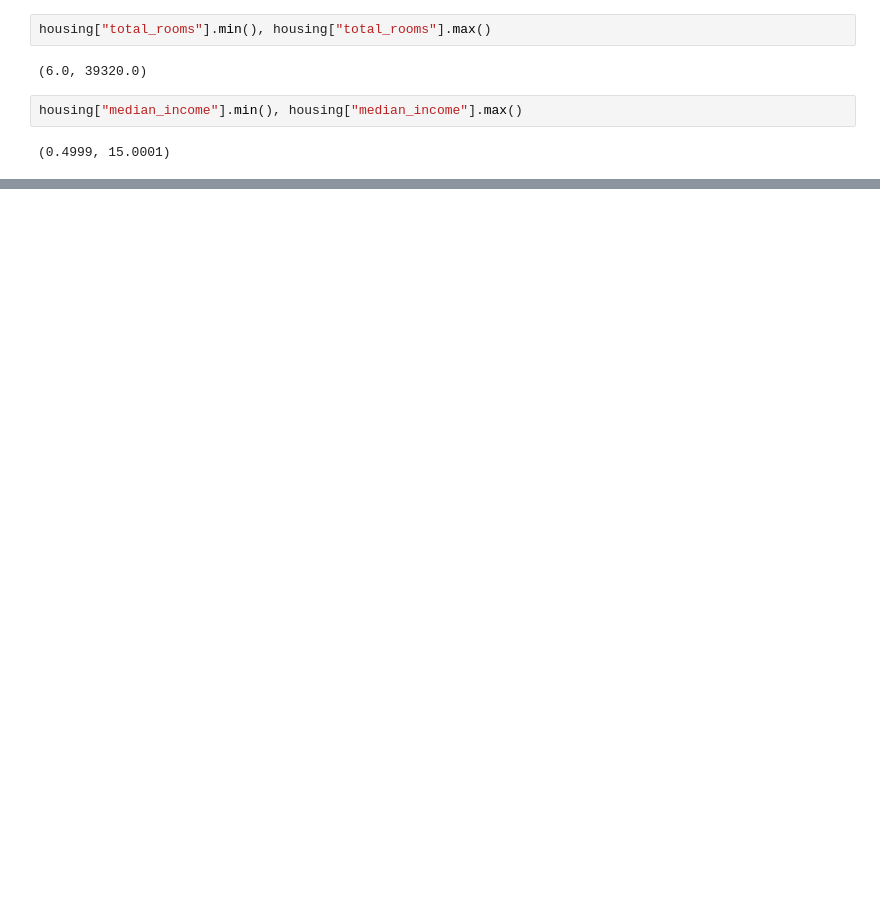
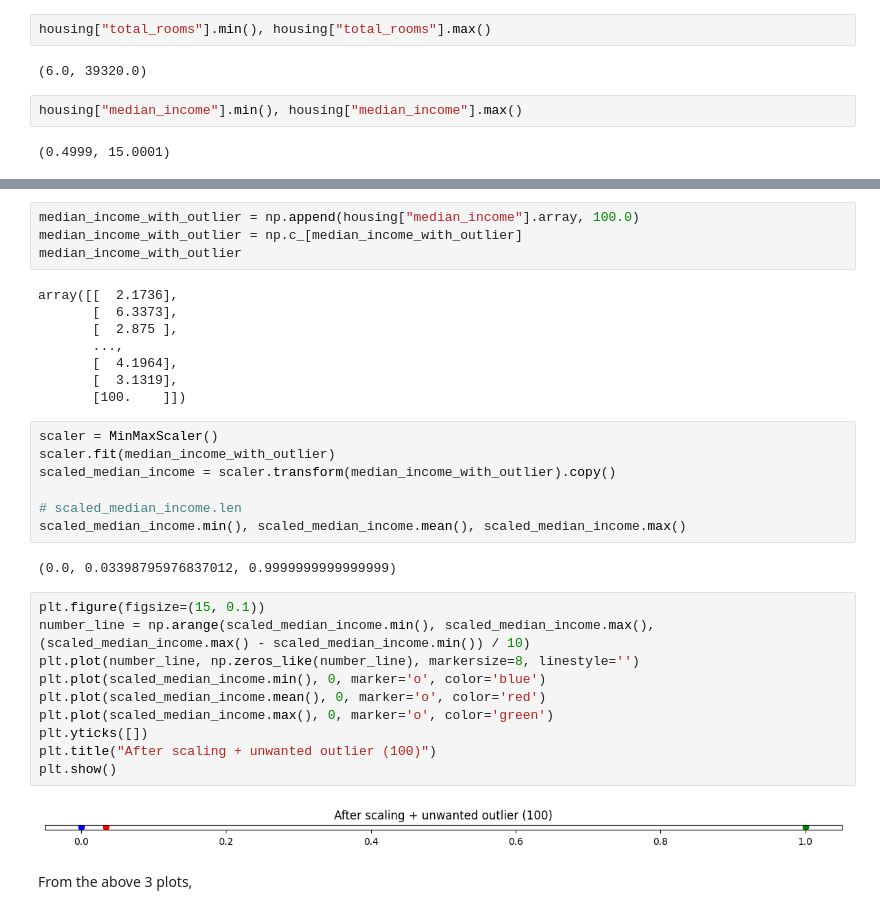
Before and after one commit to anand-murthy-r/MachineLearning101, a Jupyter notebook: learn.ipynb, the cells around one changed output, grey strips where cells are left out. Drawn from its saved outputs; the diff is of its cells as text; blank space fills up the shorter version.

```diff
--- a/learn.ipynb
+++ b/learn.ipynb
@@ -785,0 +885,35 @@ housing["median_income"].min(), housing["median_income"].max()
+# %%
+median_income_with_outlier = np.append(housing["median_income"].array, 100.0)
+median_income_with_outlier = np.c_[median_income_with_outlier]
+median_income_with_outlier
+# %% [output]
+array([[  2.1736],
+       [  6.3373],
+       [  2.875 ],
+       ...,
+       [  4.1964],
+       [  3.1319],
+       [100.    ]])
+# %%
+scaler = MinMaxScaler()
+scaler.fit(median_income_with_outlier)
+scaled_median_income = scaler.transform(median_income_with_outlier).copy()
+
+# scaled_median_income.len
+scaled_median_income.min(), scaled_median_income.mean(), scaled_median_income.max()
+# %% [output]
+(0.0, 0.03398795976837012, 0.9999999999999999)
+# %%
+plt.figure(figsize=(15, 0.1))
+number_line = np.arange(scaled_median_income.min(), scaled_median_income.max(), (scaled_median_income.max() - scaled_median_income.min()) / 10)
+plt.plot(number_line, np.zeros_like(number_line), markersize=8, linestyle='')
+plt.plot(scaled_median_income.min(), 0, marker='o', color='blue')
+plt.plot(scaled_median_income.mean(), 0, marker='o', color='red')
+plt.plot(scaled_median_income.max(), 0, marker='o', color='green')
+plt.yticks([])
+plt.title("After scaling + unwanted outlier (100)")
+plt.show()
+# %% [output]
+[figure, added]
+# %% [markdown]
+From the above 3 plots,
```
Also changed, not shown: parts of 31 cells of this notebook.
